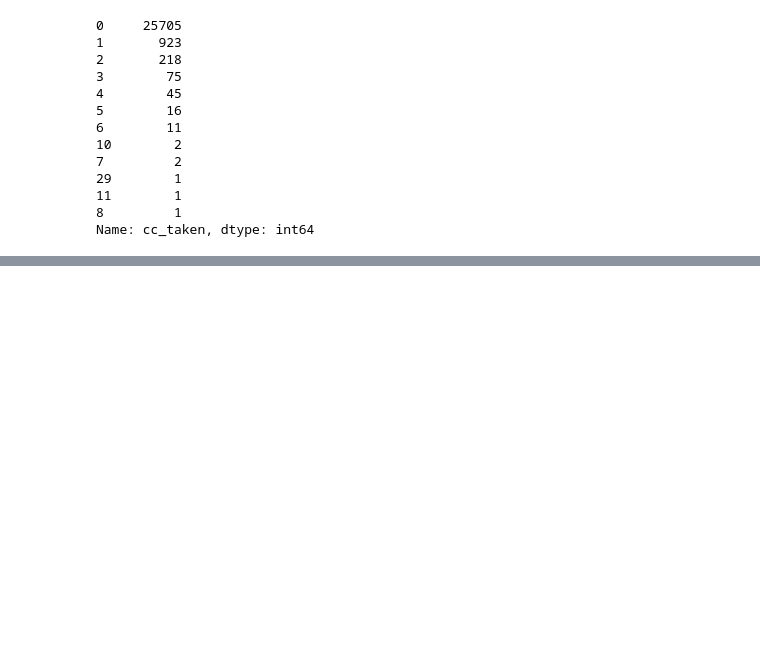
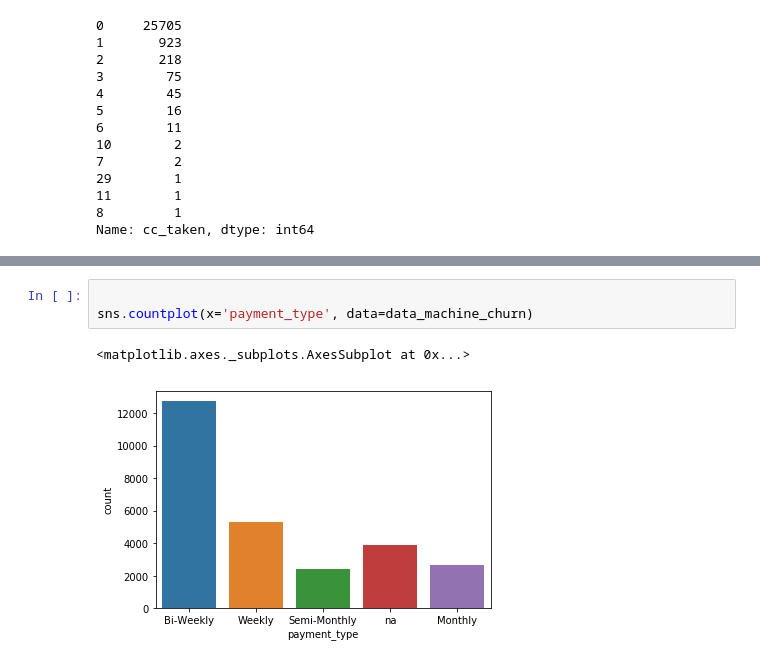
Before and after one commit to innovator-arjun/Minimizing-Churn-Rate--Financial-Habits, a Jupyter notebook: Minimizing Churn Rate.ipynb, the cells around one changed output, grey strips where cells are left out. Saved outputs shown, nothing was run; the diff lists cells and outputs as text; blank space fills up the shorter version.

```diff
--- a/Minimizing Churn Rate.ipynb
+++ b/Minimizing Churn Rate.ipynb
@@ -120,0 +172,6 @@ Name: cc_taken, dtype: int64
+# %%
+
+sns.countplot(x='payment_type', data=data_machine_churn)
+# %% [output]
+<matplotlib.axes._subplots.AxesSubplot at 0x...>
+[figure, added]
```
Also changed, not shown: parts of 14 cells of this notebook.
